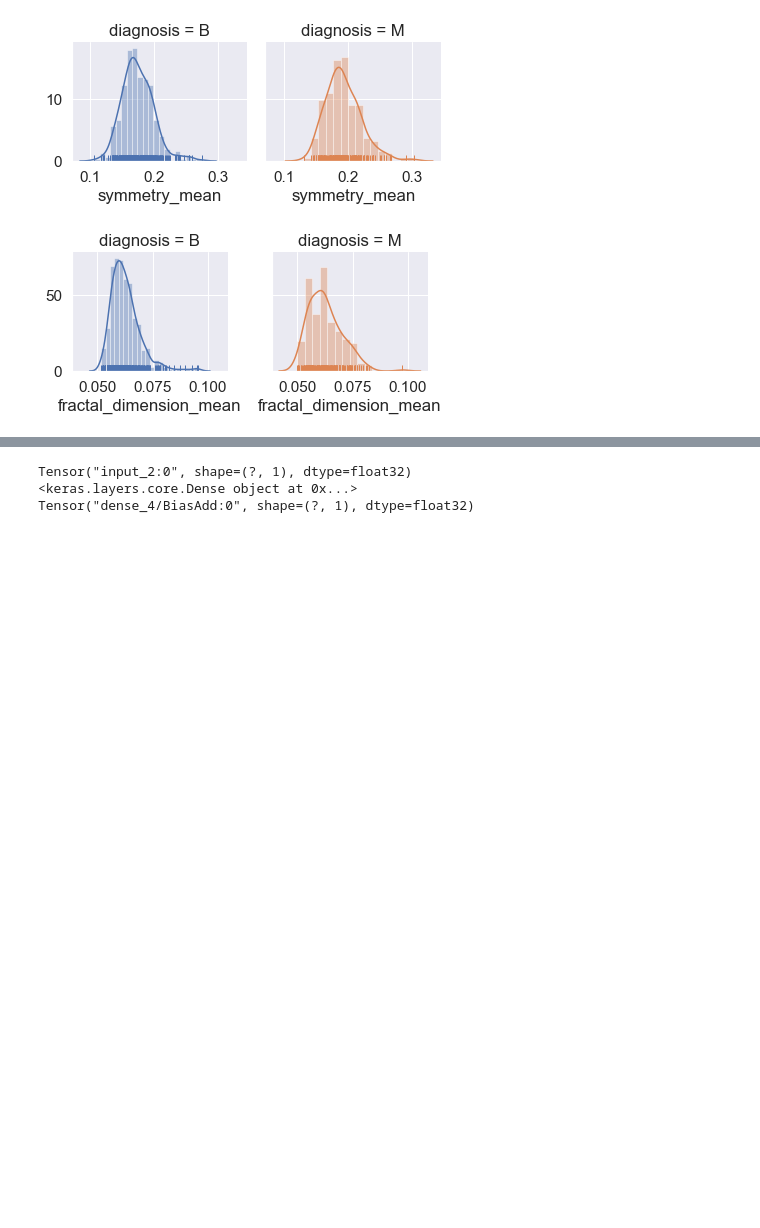
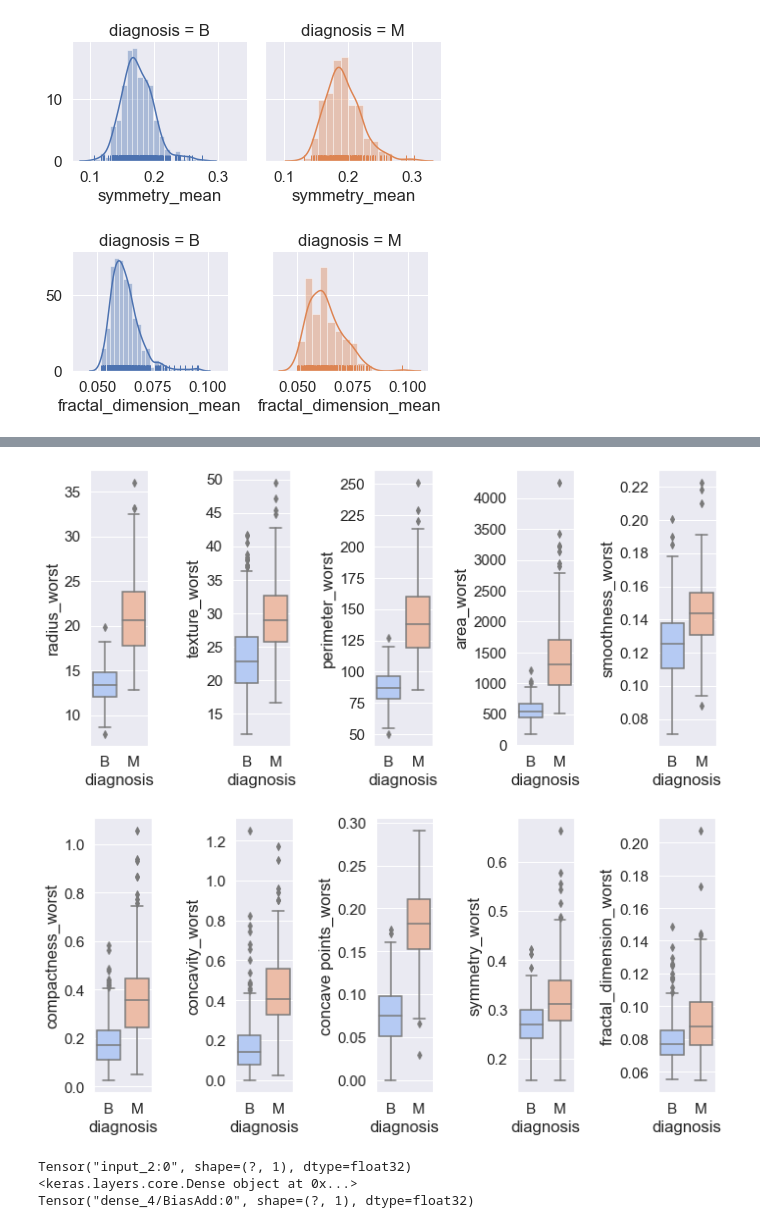
Before and after one commit to LinaSachuk/Deploying-Machine-Learning-Models, a Jupyter notebook: Breast Cancer Classification.ipynb, the cells around one changed output, grey strips where cells are left out. Drawn from its saved outputs; the diff is of its cells as text; code cells hidden in the pictures; blank space fills up the shorter version.

Commit message:
added worst

```diff
--- a/Breast Cancer Classification.ipynb
+++ b/Breast Cancer Classification.ipynb
@@ -207,3 +207,24 @@ f.tight_layout()
+# %%
+plt.rcParams['figure.figsize']=(10, 5)
+
+f, (ax1, ax2, ax3, ax4, ax5)=plt.subplots(1, 5)
+s.boxplot('diagnosis', y = 'radius_worst', data = df, ax=ax1, palette='coolwarm')
+s.boxplot('diagnosis', y = 'texture_worst', data = df, ax=ax2, palette='coolwarm')
+s.boxplot('diagnosis', y = 'perimeter_worst', data = df, ax=ax3, palette='coolwarm')
+s.boxplot('diagnosis', y = 'area_worst', data = df, ax=ax4, palette='coolwarm')
+s.boxplot('diagnosis', y = 'smoothness_worst', data = df, ax=ax5, palette='coolwarm')
+f.tight_layout()
+
+f, (ax1, ax2, ax3, ax4, ax5)=plt.subplots(1, 5)
+s.boxplot('diagnosis', y = 'compactness_worst', data = df, ax=ax1, palette='coolwarm')
+s.boxplot('diagnosis', y = 'concavity_worst', data = df, ax=ax2, palette='coolwarm')
+s.boxplot('diagnosis', y = 'concave points_worst', data = df, ax=ax3, palette='coolwarm')
+s.boxplot('diagnosis', y = 'symmetry_worst', data = df, ax=ax4, palette='coolwarm')
+s.boxplot('diagnosis', y = 'fractal_dimension_worst', data = df, ax=ax5, palette='coolwarm')
+f.tight_layout()
+# %% [output]
+[figure, added]
+[figure, added]
 # %%
 from keras.layers import Input, Dense
 input_tensor = Input(shape = (1,))
```
Also changed, not shown: parts of 1 cell of this notebook.
